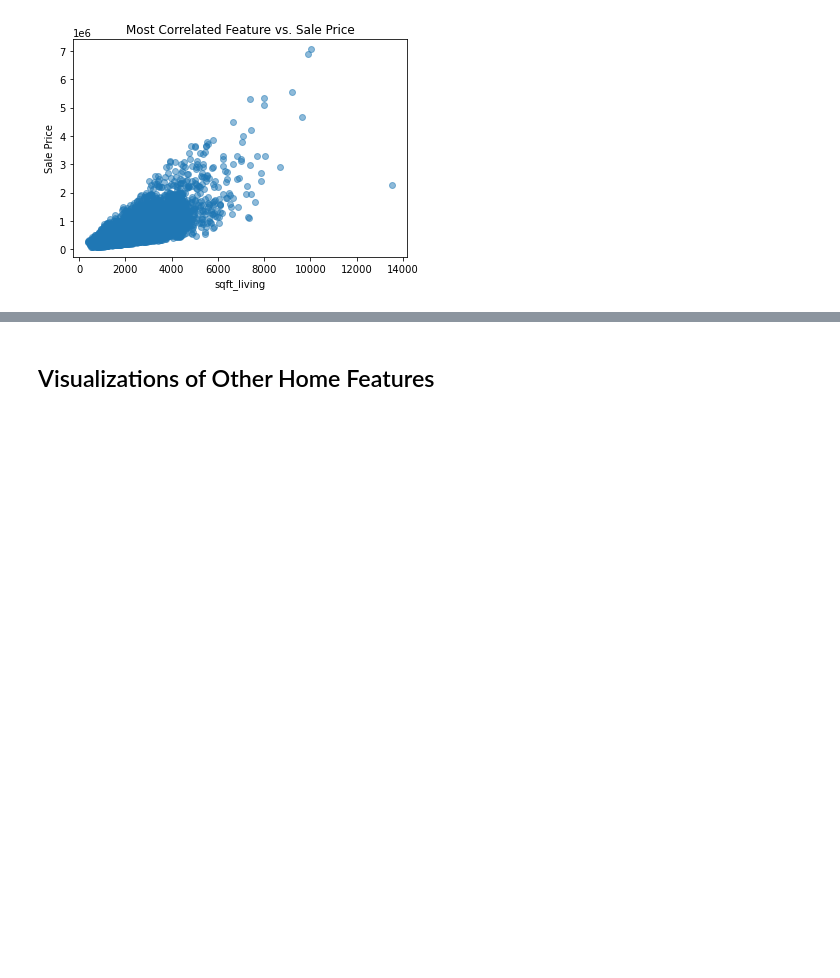
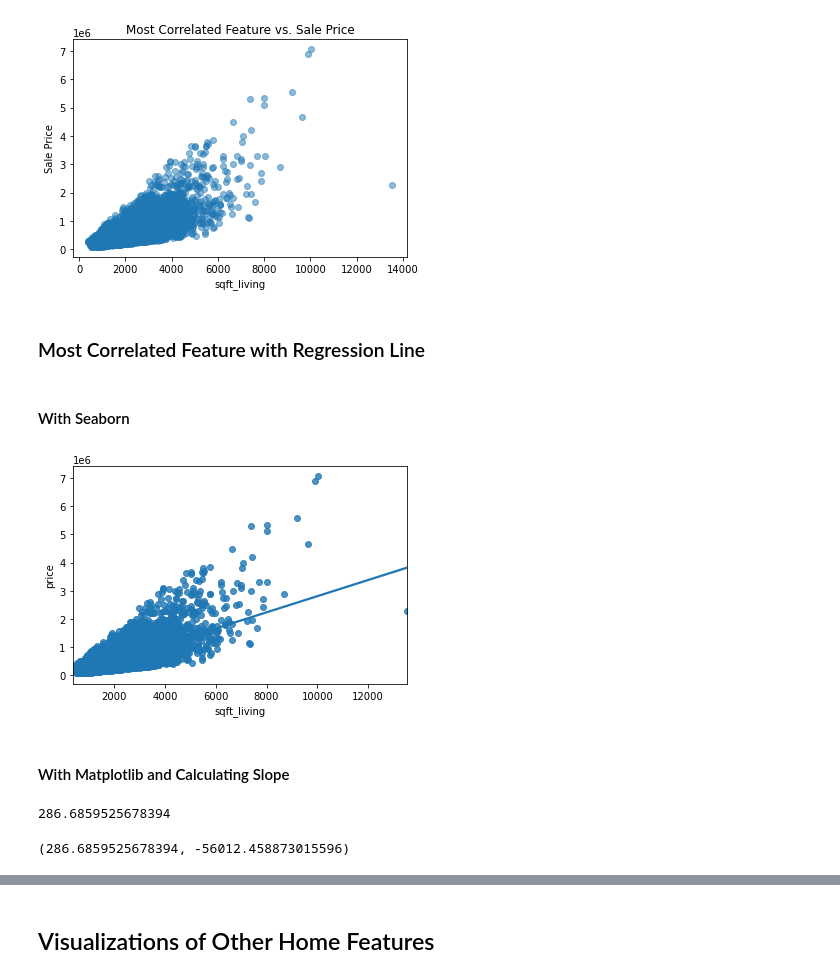
Before and after one commit to clarkkon/dsc-phase-2-project-v2-3, a Jupyter notebook: student.ipynb, the cells around one changed output, grey strips where cells are left out. Drawn from its saved outputs; the diff is of its cells as text; code cells hidden in the pictures; blank space fills up the shorter version.

```diff
--- a/student.ipynb
+++ b/student.ipynb
@@ -311,3 +311,32 @@ ax.set_ylabel("Sale Price")
 ax.set_title("Most Correlated Feature vs. Sale Price");
 # %% [output]
 [figure]
+# %% [markdown]
+### Most Correlated Feature with Regression Line
+# %% [markdown]
+#### With Seaborn
+# %%
+sns.regplot(x= X_train[most_correlated_feature], y= y_train, ci=None);
+# %% [output]
+[figure, added]
+# %% [markdown]
+#### With Matplotlib and Calculating Slope
+# %%
+x = X_train[most_correlated_feature]
+y = y_train
+def calc_slope(xs, ys):
+    m=(((np.mean(xs)*np.mean(ys)) - np.mean(xs*ys))/
+      ((np.mean(xs)**2) - np.mean(xs*xs)))
+    return m
+calc_slope(x, y)
+# %% [output]
+286.6859525678394
+# %%
+def best_fit(xs, ys):
+    m = calc_slope(xs, ys)
+    c = np.mean(ys) - m*np.mean(xs)
+    return m, c
+m, c = best_fit(x,y)
+m, c
+# %% [output]
+(286.6859525678394, -56012.458873015596)
```
Also changed, not shown: parts of 10 cells of this notebook.
